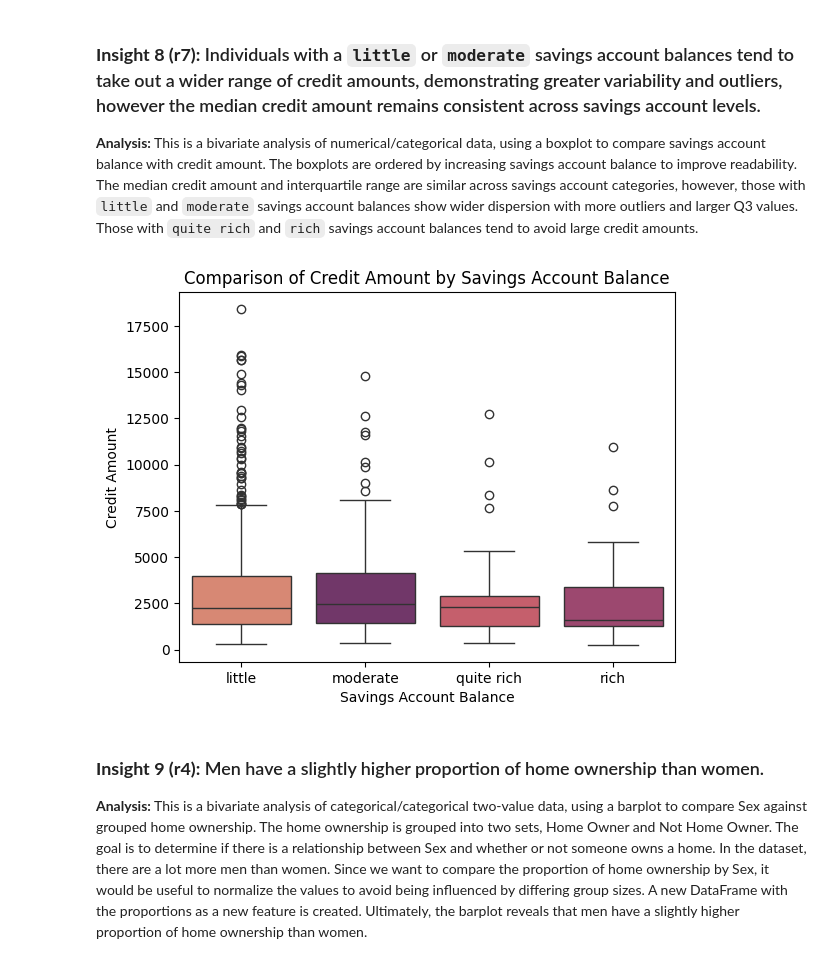
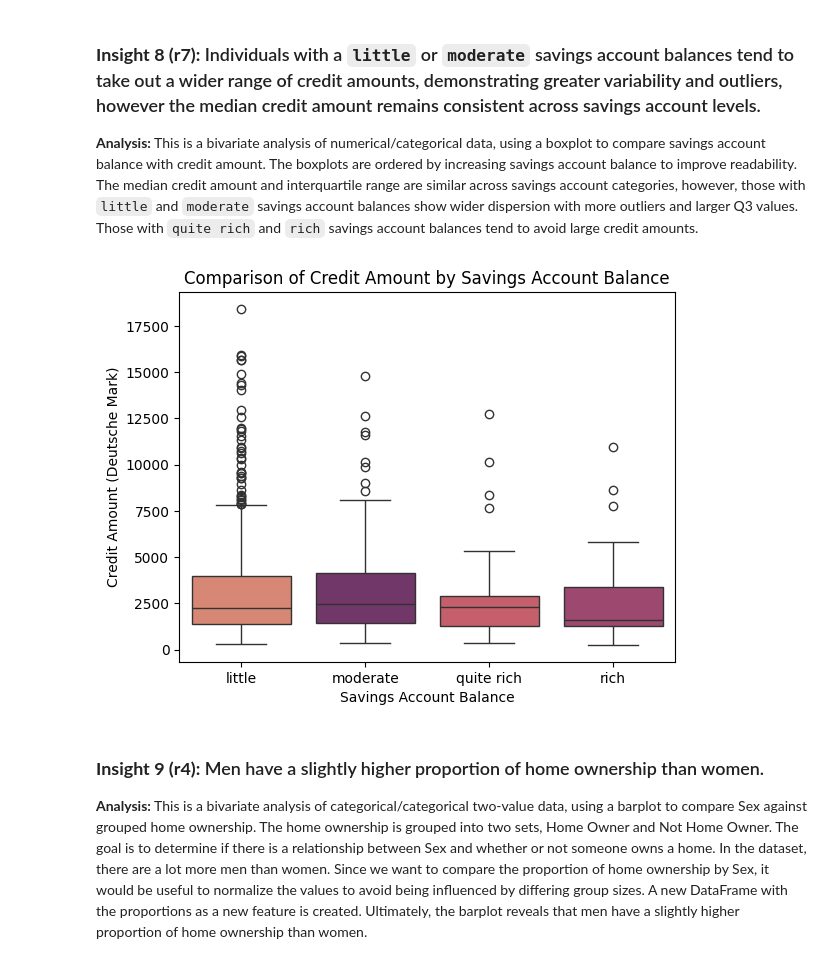
Before and after one commit to BrentMRPalmer/CSI4142-A1, a Jupyter notebook: A1.ipynb, the cells around one changed output. Saved outputs shown, nothing was run; the diff lists cells and outputs as text; code cells hidden in the pictures.

```diff
--- a/A1.ipynb
+++ b/A1.ipynb
@@ -361,19 +361,19 @@ plt.show()
 # %%
 # Set the order of the savings accounts in terms of amount
 order = ['little', 'moderate', 'quite rich', 'rich']
 
 # Create a boxplot comparing the savings account balance with credit amount
 sns.boxplot(data=data, x="Saving accounts", y="Credit amount", hue="Saving accounts", order=order, palette="flare", legend=False)
 
 # Label the plot
 plt.xlabel('Savings Account Balance')
-plt.ylabel('Credit Amount')
+plt.ylabel('Credit Amount (Deutsche Mark)')
 plt.title('Comparison of Credit Amount by Savings Account Balance')
 
 # Display plot
 plt.show()
 # %% [output]
-[figure, old version]
+[figure, new version]
 # %% [markdown]
 ### **Insight 9 (r4):** Men have a slightly higher proportion of home ownership than women.
 **Analysis:** This is a bivariate analysis of categorical/categorical two-value data, using a barplot to compare Sex against grouped home ownership. The home ownership is grouped into two sets, Home Owner and Not Home Owner. The goal is to determine if there is a relationship between Sex and whether or not someone owns a home.
```
Also changed, not shown: parts of 5 cells of this notebook.
